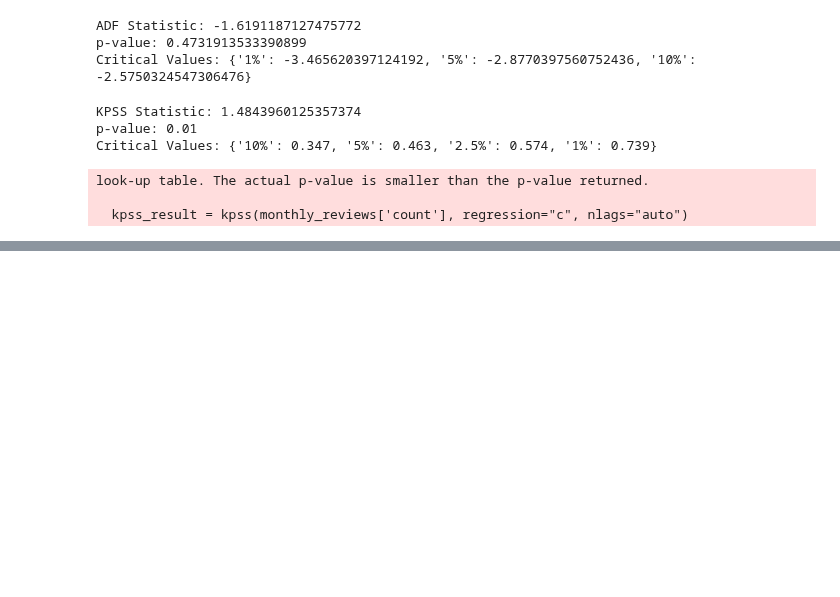
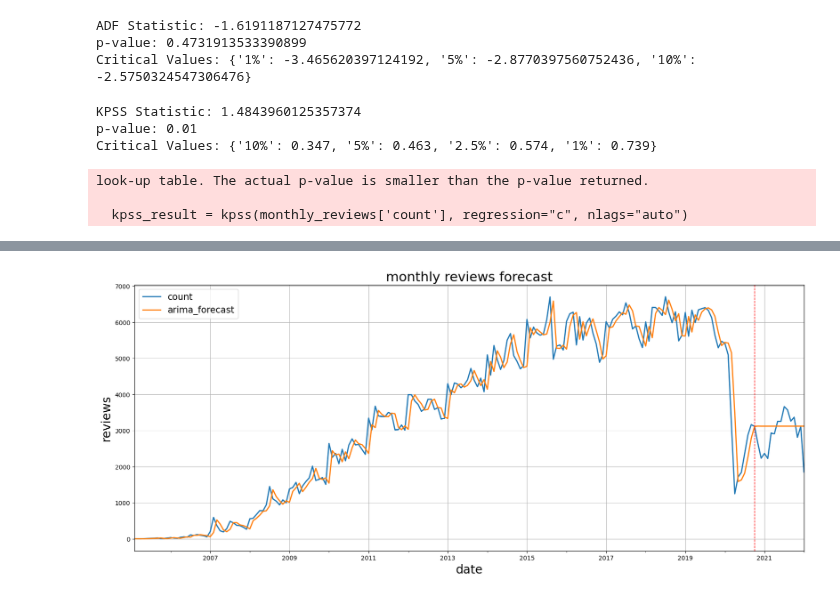
Before and after one commit to larasneves/ComplexDataAnalysis, a Jupyter notebook: Part 2 Social Network Forecasting/timeseries.ipynb, the cells around one changed output, grey strips where cells are left out. Drawn from its saved outputs; the diff is of its cells as text; code cells hidden in the pictures; blank space fills up the shorter version.

```diff
--- a/Part 2 Social Network Forecasting/timeseries.ipynb
+++ b/Part 2 Social Network Forecasting/timeseries.ipynb
@@ -138,0 +316,11 @@ look-up table. The actual p-value is smaller than the p-value returned.
+# %%
+# get the fitted values for the model
+viz_forecasting = 'arima_forecast'
+fitted_values = arima.predict_in_sample()['fitted']
+# add the fitted values to the training dataframe
+ts_train[viz_forecasting] = fitted_values
+
+#visualize
+visualize(ts_train[['date', target, viz_forecasting]], ts_test[['date', target, viz_forecasting]], 'monthly reviews forecast')
+# %% [output]
+[figure, added]
```
Also changed, not shown: parts of 26 cells of this notebook.
